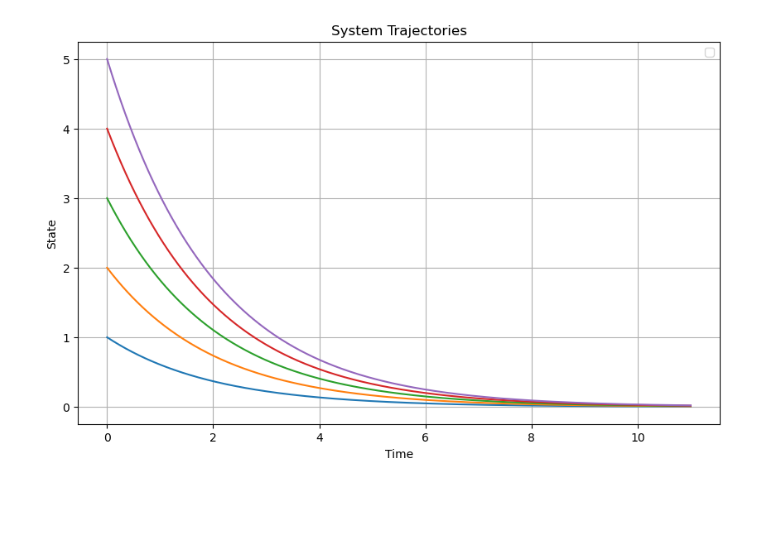
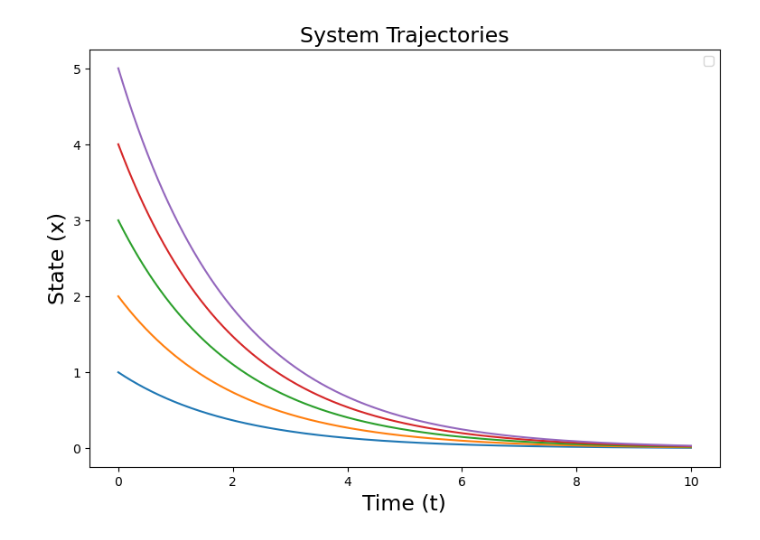
Before and after one commit to Namkhuu/neural-network, a Jupyter notebook: week2.ipynb, the cells around one changed output. Drawn from its saved outputs; the diff is of its cells as text; code cells hidden in the pictures; blank space fills up the shorter version.

```diff
--- a/week2.ipynb
+++ b/week2.ipynb
@@ -8,32 +8,31 @@ import numpy as np
 import matplotlib.pyplot as plt
 # %%
 # Data
-t_vals = np.arange(0, 11, 0.001)
+t_vals = np.arange(0, 10, 0.001)
 x0_vals = [1, 2, 3, 4, 5]
 
 # Initialize matrix to store trajectories
 Y = np.zeros((len(t_vals), len(x0_vals)))  # (11, 5)
 X = t_vals.reshape(-1, 1)  # (11, 1)
 
 # Generate trajectories
 for i, x0 in enumerate(x0_vals):
     for j, t in enumerate(t_vals):
         Y[j, i] = x0 * np.exp(-0.5 * t)  # Direct calculation for each time point
 
 # 2. Train/Test Split
 X_train, X_test, y_train, y_test = train_test_split(X, Y, test_size=0.2, random_state=42)
 
-plt.figure(figsize=(10, 6))
+plt.figure(figsize=(9, 6))
 for i in range(5):
     plt.plot(t_vals, Y[:, i])
-plt.xlabel('Time')
-plt.ylabel('State')
-plt.title('System Trajectories')
-plt.grid(True)
+plt.xlabel('Time (t)', fontsize=17)
+plt.ylabel('State (x)', fontsize=17)
+plt.title('System Trajectories', fontsize=17)
 plt.legend()
 plt.show()
 # %% [output]
-[figure, old version]
+[figure, new version]
 # %%
 inputs = Input(shape=(1,))
 x_dense = Dense(64, activation='sigmoid')(inputs)
```
Also changed, not shown: parts of 6 cells of this notebook, 11 other files.
